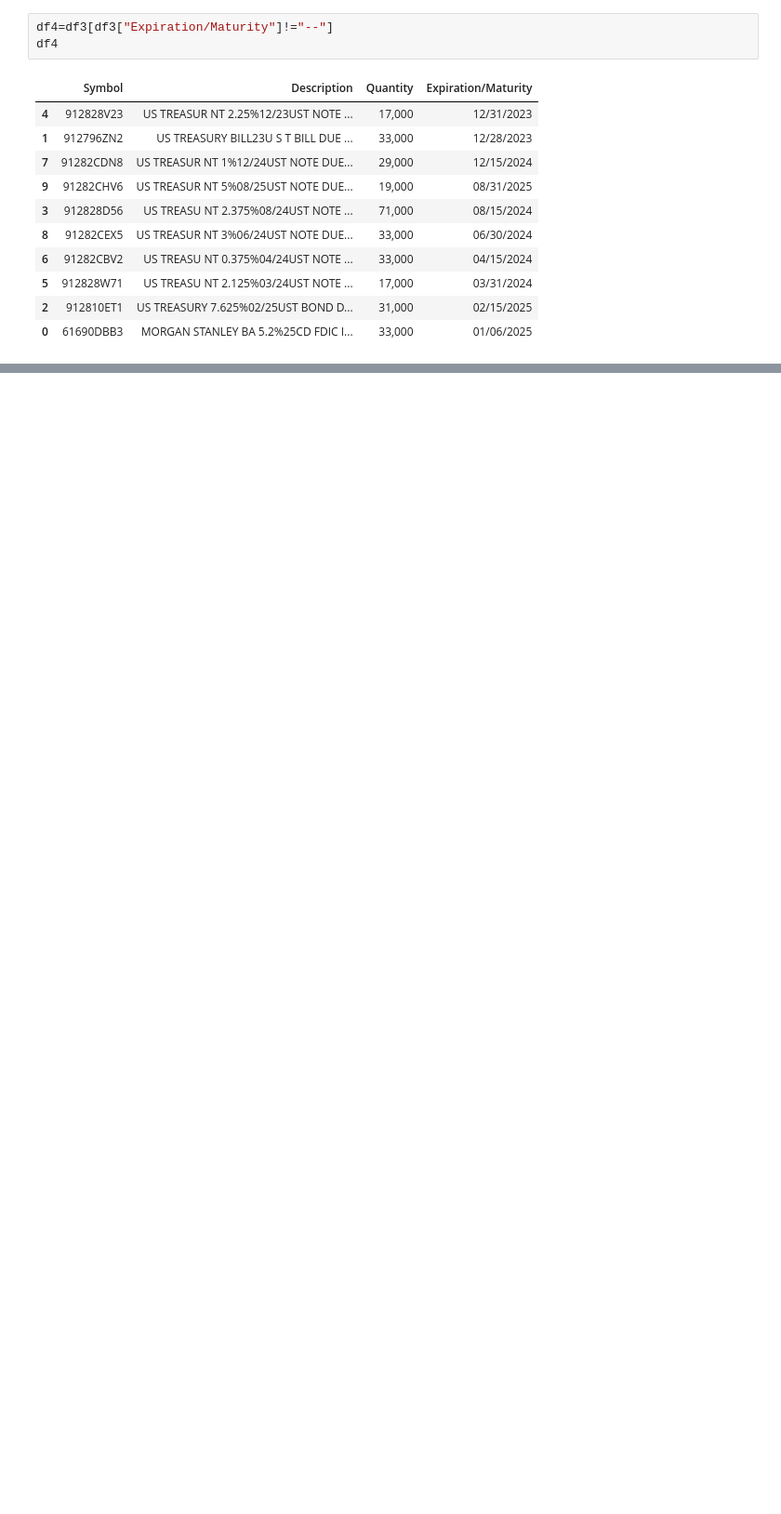
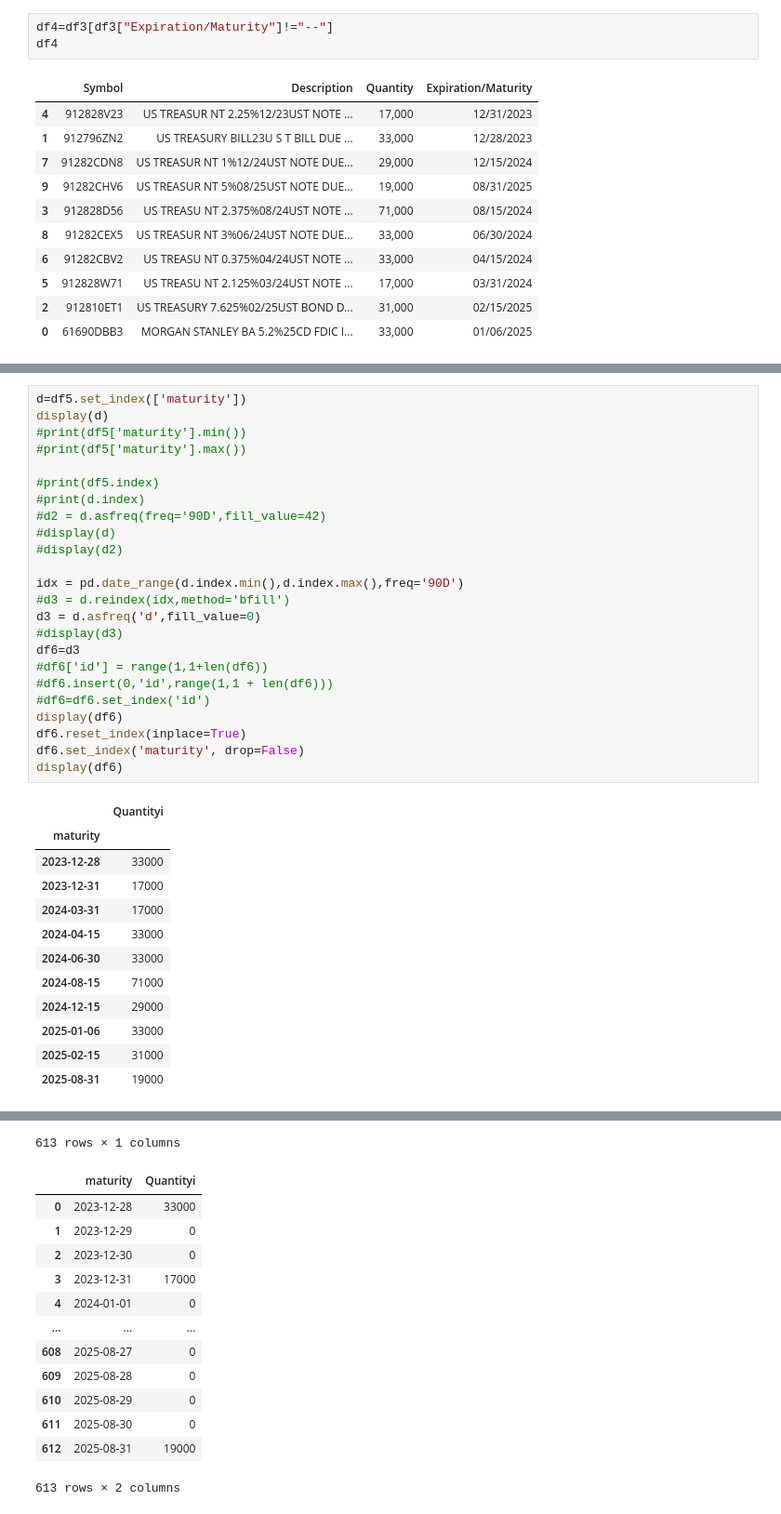
Before and after one commit to eross/bondcalc, a Jupyter notebook: bondcalc2.ipynb, the cells around one changed output, grey strips where cells are left out. Shown at 93% size. Cells and saved outputs as stored; diff of their text form; blank space fills up the shorter version.

```diff
--- a/bondcalc2.ipynb
+++ b/bondcalc2.ipynb
@@ -94,0 +90,37 @@ df5.groupby(by=['maturityq']).sum()
+# %%
+d=df5.set_index(['maturity'])
+display(d)
+#print(df5['maturity'].min())
+#print(df5['maturity'].max())
+
+#print(df5.index)
+#print(d.index)
+#d2 = d.asfreq(freq='90D',fill_value=42)
+#display(d)
+#display(d2)
+
+idx = pd.date_range(d.index.min(),d.index.max(),freq='90D')
+#d3 = d.reindex(idx,method='bfill')
+d3 = d.asfreq('d',fill_value=0)
+#display(d3)
+df6=d3
+#df6['id'] = range(1,1+len(df6))
+#df6.insert(0,'id',range(1,1 + len(df6)))
+#df6=df6.set_index('id')
+display(df6)
+df6.reset_index(inplace=True)
+df6.set_index('maturity', drop=False)
+display(df6)
+# %% [output]
+|  | Quantityi |
+| maturity |  |
+| 2023-12-28 | 33000 |
+| 2023-12-31 | 17000 |
+| 2024-03-31 | 17000 |
+| 2024-04-15 | 33000 |
+| 2024-06-30 | 33000 |
+| 2024-08-15 | 71000 |
+| 2024-12-15 | 29000 |
+| 2025-01-06 | 33000 |
+| 2025-02-15 | 31000 |
+| 2025-08-31 | 19000 |
@@ -94,0 +140,14 @@ df5.groupby(by=['maturityq']).sum()
+613 rows × 1 columns
+|  | maturity | Quantityi |
+| 0 | 2023-12-28 | 33000 |
+| 1 | 2023-12-29 | 0 |
+| 2 | 2023-12-30 | 0 |
+| 3 | 2023-12-31 | 17000 |
+| 4 | 2024-01-01 | 0 |
+| ... | ... | ... |
+| 608 | 2025-08-27 | 0 |
+| 609 | 2025-08-28 | 0 |
+| 610 | 2025-08-29 | 0 |
+| 611 | 2025-08-30 | 0 |
+| 612 | 2025-08-31 | 19000 |
+613 rows × 2 columns
```
Also changed, not shown: parts of 9 cells of this notebook.
